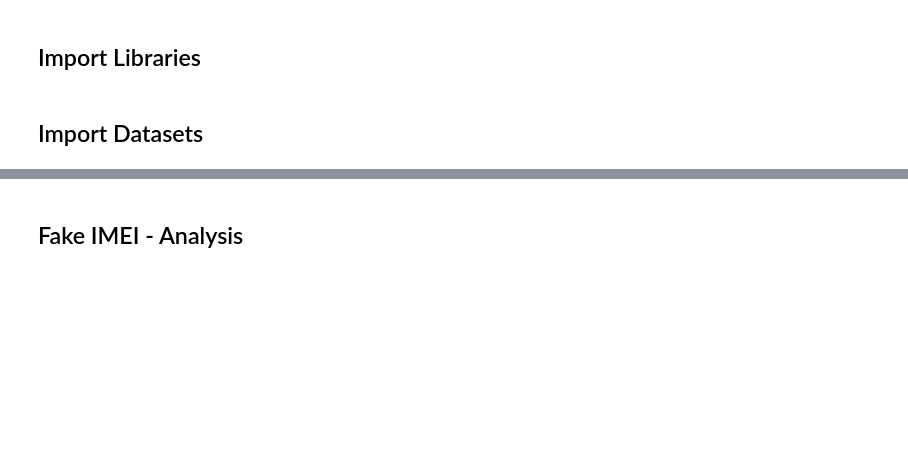
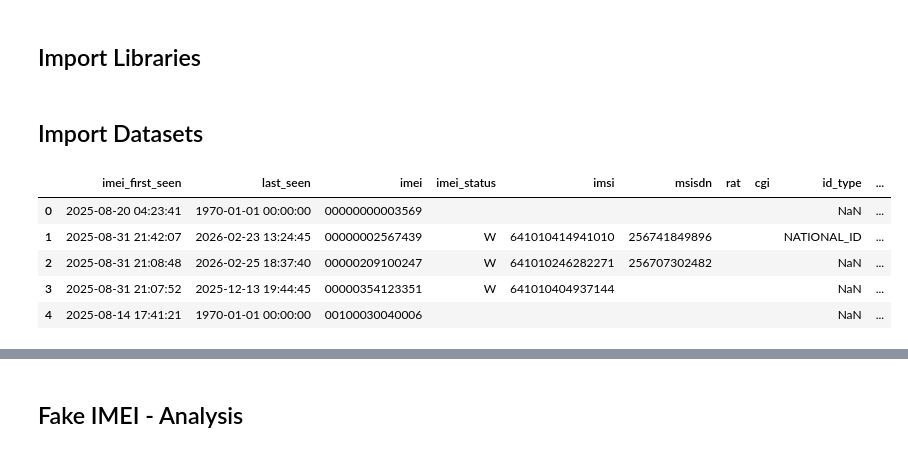
Before and after one commit to wmuheki/ceir_analytics, a Jupyter notebook: 2. analysis.ipynb, the cells around one changed output, grey strips where cells are left out. Saved outputs shown, nothing was run; the diff lists cells and outputs as text; code cells hidden in the pictures; blank space fills up the shorter version.

```diff
--- a/2. analysis.ipynb
+++ b/2. analysis.ipynb
@@ -8,5 +9,14 @@ from IPython.display import display
 ## Import Datasets
 # %%
 #Load Datasets
-fake_df = pd.read_parquet("/Users/wmuheki/Documents/Projects/Analytics/ceir/clean_dumps/fake_2026_06.parquet") # Update File name as needed
-genuine_df = pd.read_parquet("/Users/wmuheki/Documents/Projects/Analytics/ceir/clean_dumps/genuine_2026_06.parquet") # Update File name as needed
+fake_df = pd.read_parquet("/Volumes/E$/CEIR/Clean Dumps/Fake/fake_2025-08.parquet") # Update File name as needed
+genuine_df = pd.read_parquet("/Volumes/E$/CEIR/Clean Dumps/Genuine/genuine_2025-08.parquet") # Update File name as needed
+# %%
+fake_df.head()
+# %% [output]
+|  | imei_first_seen | last_seen | imei | imei_status | imsi | msisdn | rat | cgi | id_type | ... |
+| 0 | 2025-08-20 04:23:41 | 1970-01-01 00:00:00 | 00000000003569 |  |  |  |  |  | NaN | ... |
+| 1 | 2025-08-31 21:42:07 | 2026-02-23 13:24:45 | 00000002567439 | W | 641010414941010 | 256741849896 |  |  | NATIONAL_ID | ... |
+| 2 | 2025-08-31 21:08:48 | 2026-02-25 18:37:40 | 00000209100247 | W | 641010246282271 | 256707302482 |  |  | NaN | ... |
+| 3 | 2025-08-31 21:07:52 | 2025-12-13 19:44:45 | 00000354123351 | W | 641010404937144 |  |  |  | NaN | ... |
+| 4 | 2025-08-14 17:41:21 | 1970-01-01 00:00:00 | 00100030040006 |  |  |  |  |  | NaN | ... |
```
Also changed, not shown: parts of 13 cells of this notebook, 2 other files.
